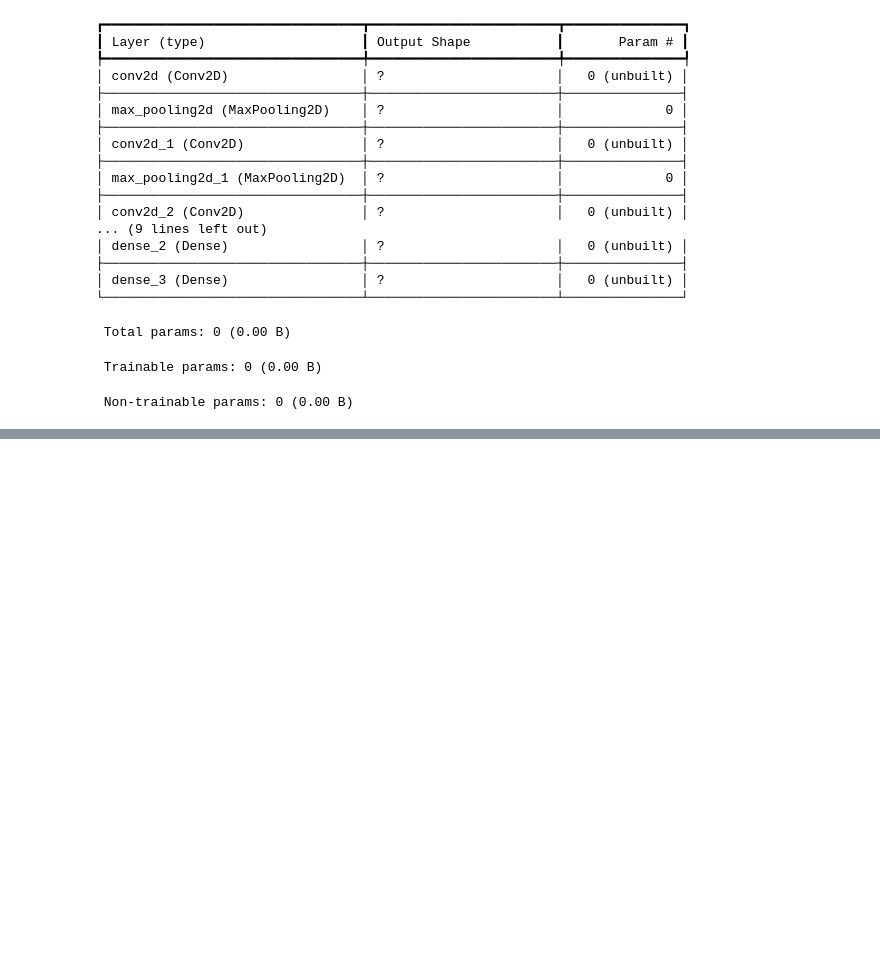
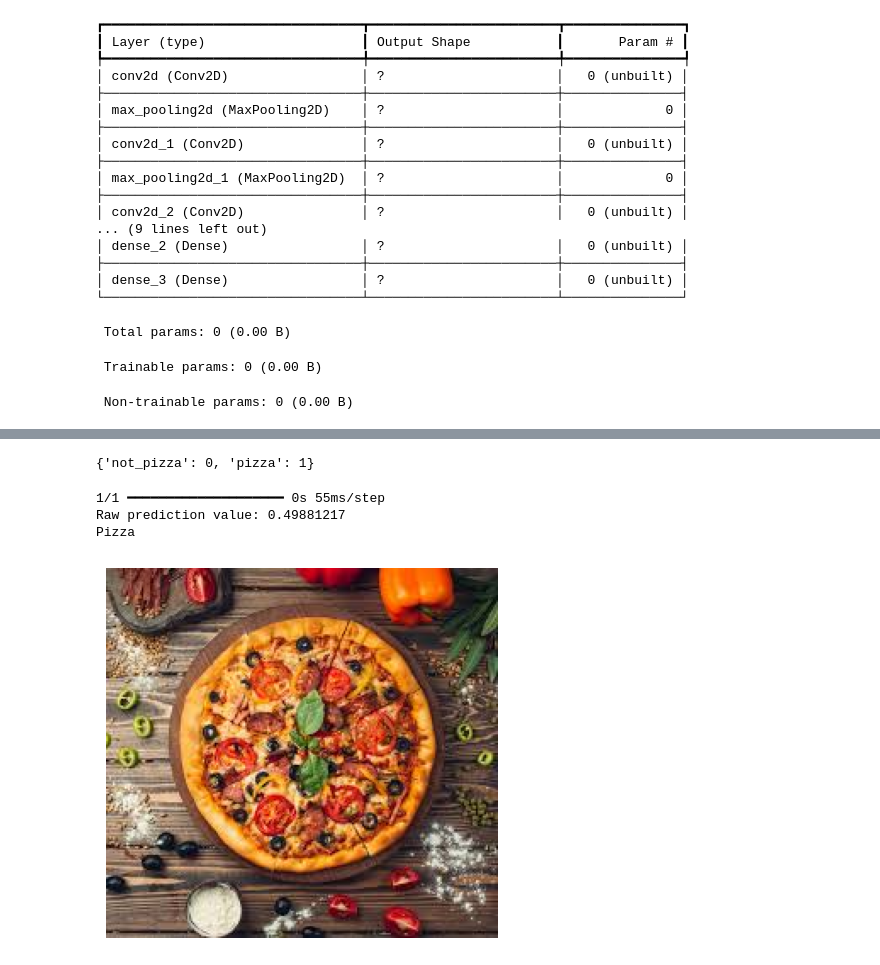
Before and after one commit to krishna-gunda/Deep_Learning_concepts, a Jupyter notebook: BinaryClassification.ipynb, the cells around one changed output, grey strips where cells are left out. Saved outputs shown, nothing was run; the diff lists cells and outputs as text; code cells hidden in the pictures; blank space fills up the shorter version.

```diff
--- a/BinaryClassification.ipynb
+++ b/BinaryClassification.ipynb
@@ -164,0 +172,4 @@ Epoch 2/5
+# %%
+final_train.class_indices
+# %% [output]
+{'not_pizza': 0, 'pizza': 1}
@@ -164,0 +180,31 @@ Epoch 2/5
+# %%
+def pred_image(path_of_image):
+    image = cv2.imread(path_of_image, 1)
+
+    if image is None:
+        print("Error: Image not found or path is wrong")
+        return
+
+    resized_image = cv2.resize(image, (256, 256))
+    scaled_pixel_values = resized_image / 255.0
+    input_image = np.expand_dims(scaled_pixel_values, axis=0)
+
+    result = model.predict(input_image)
+
+    print("Raw prediction value:", result[0][0])  # debugging
+
+    if result[0][0] > 0.5:
+        print("Not Pizza")
+    else:
+        print("Pizza")
+
+    plt.imshow(image[:, :, ::-1])
+    plt.axis('off')
+    plt.show()
+# %%
+pred_image('/content/download.jpeg')
+# %% [output]
+1/1 ━━━━━━━━━━━━━━━━━━━━ 0s 55ms/step
+Raw prediction value: 0.49881217
+Pizza
+[figure, added]
```
Also changed, not shown: parts of 2 cells of this notebook.
